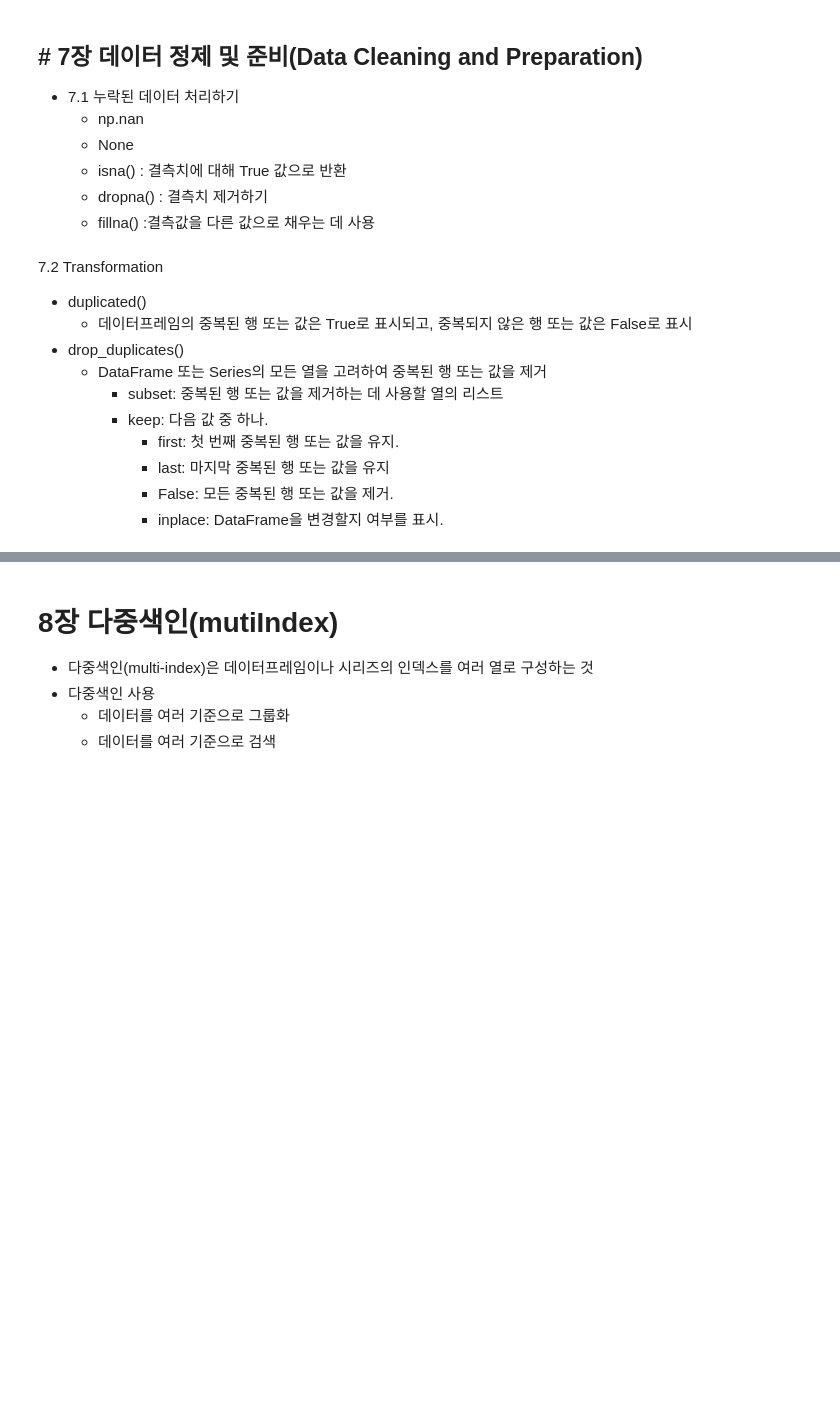
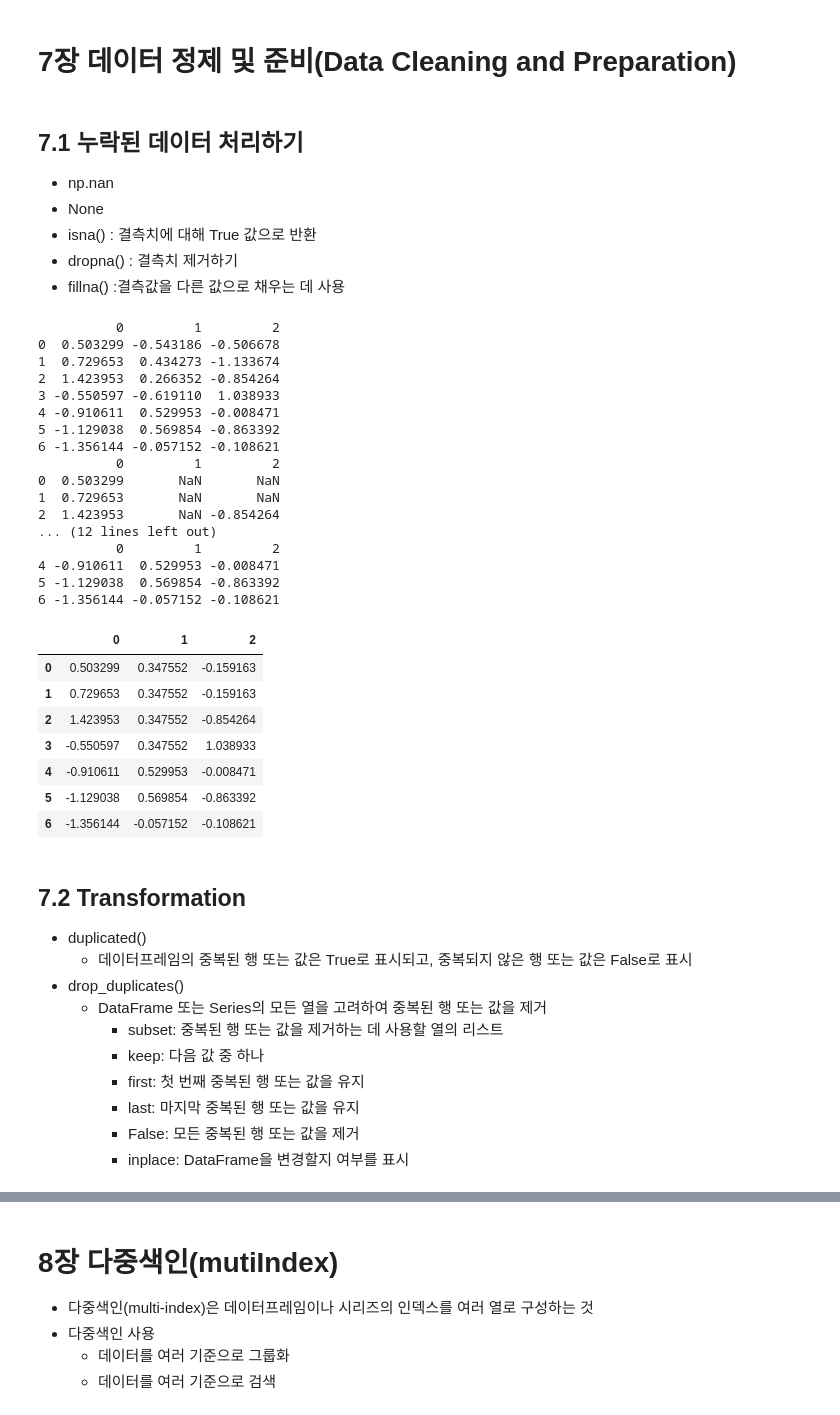
Before and after one commit to 20190793-Kang-Seung-Ri/myBigData, a Jupyter notebook: 2. 기말고사/0430 data_analysis_4_30_class.ipynb, the cells around one changed output, grey strips where cells are left out. Drawn from its saved outputs; the diff is of its cells as text; code cells hidden in the pictures; blank space fills up the shorter version.

```diff
--- a/2. 기말고사/0430 data_analysis_4_30_class.ipynb
+++ b/2. 기말고사/0430 data_analysis_4_30_class.ipynb
@@ -11,46 +11,74 @@ import seaborn as sns
 plt.rc("figure", figsize=(10, 6))
 np.set_printoptions(precision=4, suppress=True)
 plt.rcParams["font.family"] = 'Malgun Gothic'
+# %% [markdown]
+# 7장 데이터 정제 및 준비(Data Cleaning and Preparation)
 # %% [markdown]
-## # 7장 데이터 정제 및 준비(Data Cleaning and Preparation)
-* 7.1 누락된 데이터 처리하기
-  * np.nan
-  * None
-  * isna() : 결측치에 대해 True 값으로 반환
-  * dropna() : 결측치 제거하기
-  * fillna() :결측값을 다른 값으로 채우는 데 사용
+## 7.1 누락된 데이터 처리하기
+* np.nan
+* None
+* isna() : 결측치에 대해 True 값으로 반환
+* dropna() : 결측치 제거하기
+* fillna() :결측값을 다른 값으로 채우는 데 사용
 # %%
 # ex : 다음 주어진 결측치을 담고 있는 데이터프레임에 대해 정제 작업하기
 df = pd.DataFrame(np.random.standard_normal((7, 3)))
-# print(df)
+print(df)
+
 # 결측치 추가
 df.iloc[:4, 1] = np.nan
 df.iloc[:2, 2] = np.nan
 print(df)
 
-#1. 결측치 확인 및 처리
-df.isna()
+# 1. 결측치 확인 및 처리
+print(df.isna())
 
 filtered = df.dropna() # 적어도 한 개 이상 결측치를 갖고 있는 행을 삭제
-filtered
+print(filtered)
 
-#2. 색인 재설정
+# 2. 색인 재설정
 filtered.reset_index(drop=True)
 
-#3. 결측치를 평균값으로 채우기 - 평균값, 중앙값(df.median())
+# 3. 결측치를 각 열의 평균값으로 채우기 - 평균값, 중앙값(df.median())
 df.fillna(df.mean())
+# %% [output]
+          0         1         2
+0  0.503299 -0.543186 -0.506678
+1  0.729653  0.434273 -1.133674
+2  1.423953  0.266352 -0.854264
+3 -0.550597 -0.619110  1.038933
+4 -0.910611  0.529953 -0.008471
+5 -1.129038  0.569854 -0.863392
+6 -1.356144 -0.057152 -0.108621
+          0         1         2
+0  0.503299       NaN       NaN
+1  0.729653       NaN       NaN
+2  1.423953       NaN -0.854264
+... (12 lines left out)
+          0         1         2
+4 -0.910611  0.529953 -0.008471
+5 -1.129038  0.569854 -0.863392
+6 -1.356144 -0.057152 -0.108621
+|  | 0 | 1 | 2 |
+| 0 | 0.503299 | 0.347552 | -0.159163 |
+| 1 | 0.729653 | 0.347552 | -0.159163 |
+| 2 | 1.423953 | 0.347552 | -0.854264 |
+| 3 | -0.550597 | 0.347552 | 1.038933 |
+| 4 | -0.910611 | 0.529953 | -0.008471 |
+| 5 | -1.129038 | 0.569854 | -0.863392 |
+| 6 | -1.356144 | -0.057152 | -0.108621 |
 # %% [markdown]
-7.2 Transformation
+## 7.2 Transformation
 * duplicated()
   * 데이터프레임의 중복된 행 또는 값은 True로 표시되고, 중복되지 않은 행 또는 값은 False로 표시
 * drop_duplicates()
   * DataFrame 또는 Series의 모든 열을 고려하여 중복된 행 또는 값을 제거
     * subset: 중복된 행 또는 값을 제거하는 데 사용할 열의 리스트
-    * keep: 다음 값 중 하나.
-      * first: 첫 번째 중복된 행 또는 값을 유지.
-      * last: 마지막 중복된 행 또는 값을 유지
-      * False: 모든 중복된 행 또는 값을 제거.
-      * inplace: DataFrame을 변경할지 여부를 표시.
+    * keep: 다음 값 중 하나
+    * first: 첫 번째 중복된 행 또는 값을 유지
+    * last: 마지막 중복된 행 또는 값을 유지
+    * False: 모든 중복된 행 또는 값을 제거
+    * inplace: DataFrame을 변경할지 여부를 표시
 # %%
 # ex 데이터프레임의 중복 데이터 제거하기
 data = pd.DataFrame({"k1": ["one", "two"] * 3 + ["two"],
```
Also changed, not shown: parts of 11 cells of this notebook, 8 other files.
